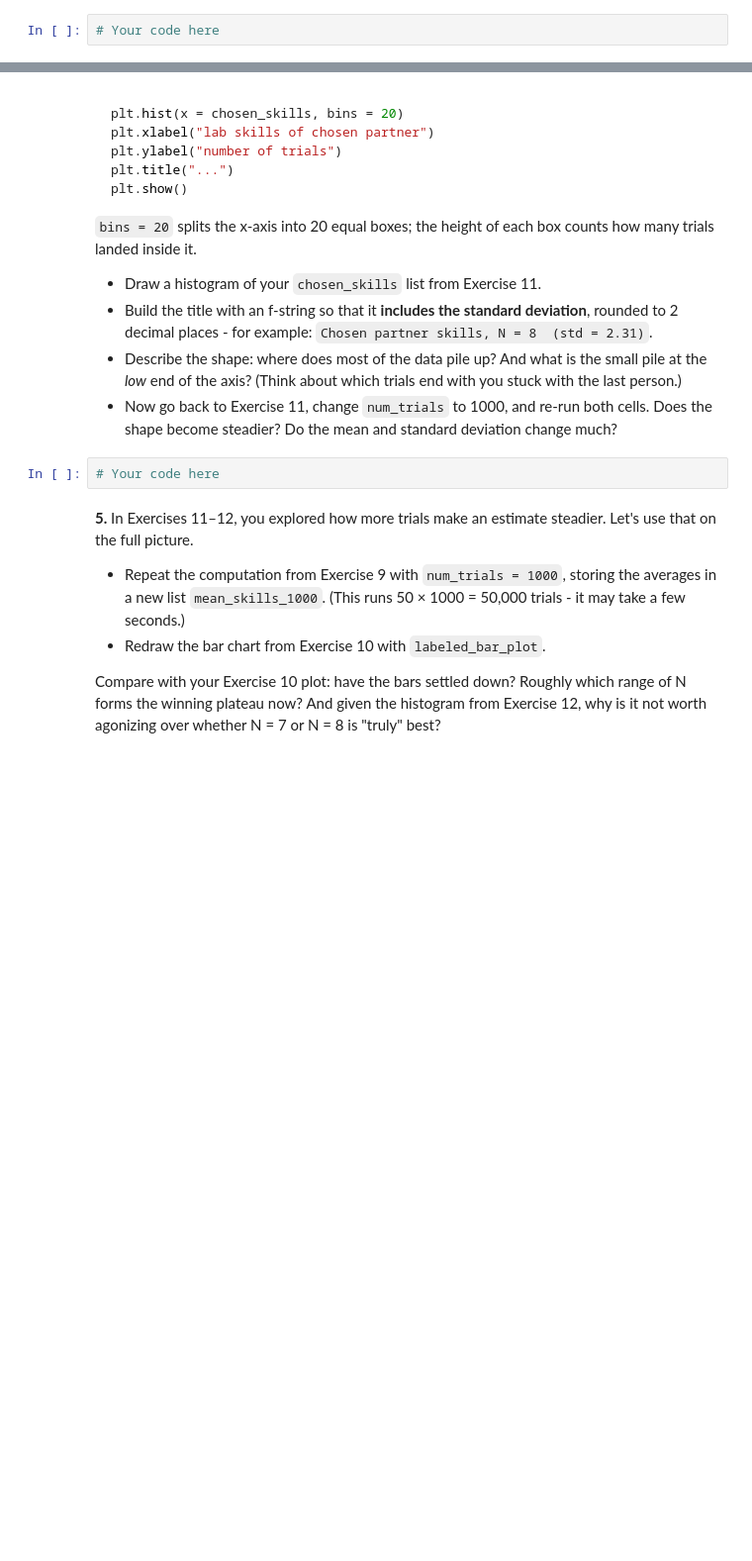
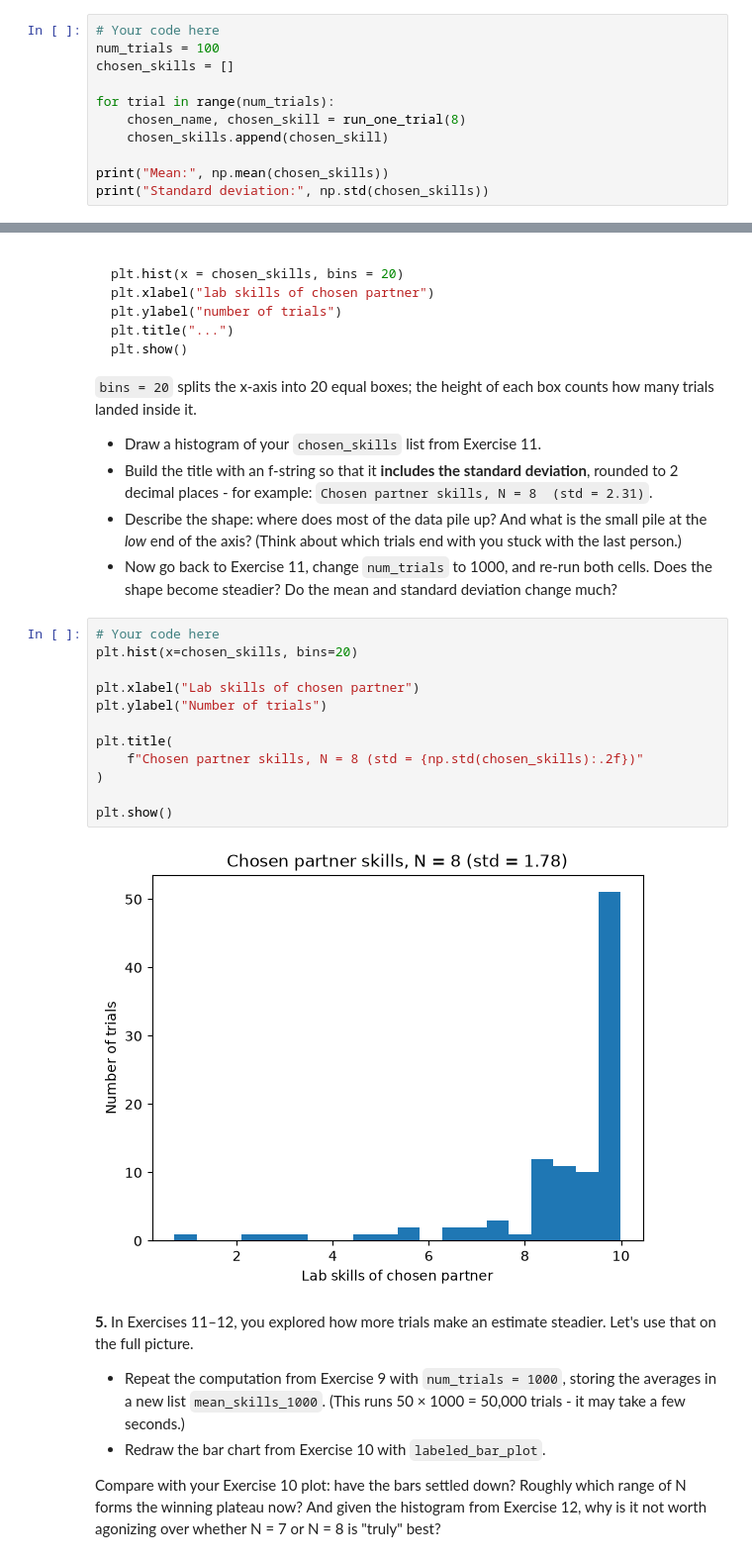
Before and after one commit to Siwei0609/datasci185fall2026, a Jupyter notebook: Lab_06/Lab_06.ipynb, the cells around one changed output, grey strips where cells are left out. Shown at 99% size. Saved outputs shown, nothing was run; the diff lists cells and outputs as text; blank space fills up the shorter version.

```diff
--- a/Lab_06/Lab_06.ipynb
+++ b/Lab_06/Lab_06.ipynb
@@ -111,3 +176,12 @@ Where does the peak sit? Can you now explain why Assignment 4's numerical winner
 Your mean will vary between runs. Is the standard deviation small or large compared to that? What does that tell you about how much one semester's luck can vary?
 # %%
 # Your code here
+num_trials = 100
+chosen_skills = []
+
+for trial in range(num_trials):
+    chosen_name, chosen_skill = run_one_trial(8)
+    chosen_skills.append(chosen_skill)
+
+print("Mean:", np.mean(chosen_skills))
+print("Standard deviation:", np.std(chosen_skills))
@@ -132,6 +209,18 @@ plt.show()
 - Now go back to Exercise 11, change `num_trials` to 1000, and re-run both cells. Does the shape become steadier? Do the mean and standard deviation change much?
 # %%
 # Your code here
+plt.hist(x=chosen_skills, bins=20)
+
+plt.xlabel("Lab skills of chosen partner")
+plt.ylabel("Number of trials")
+
+plt.title(
+    f"Chosen partner skills, N = 8 (std = {np.std(chosen_skills):.2f})"
+)
+
+plt.show()
+# %% [output]
+[figure, added]
 # %% [markdown]
 
 
```
Also changed, not shown: parts of 7 cells of this notebook, 23 other files.
